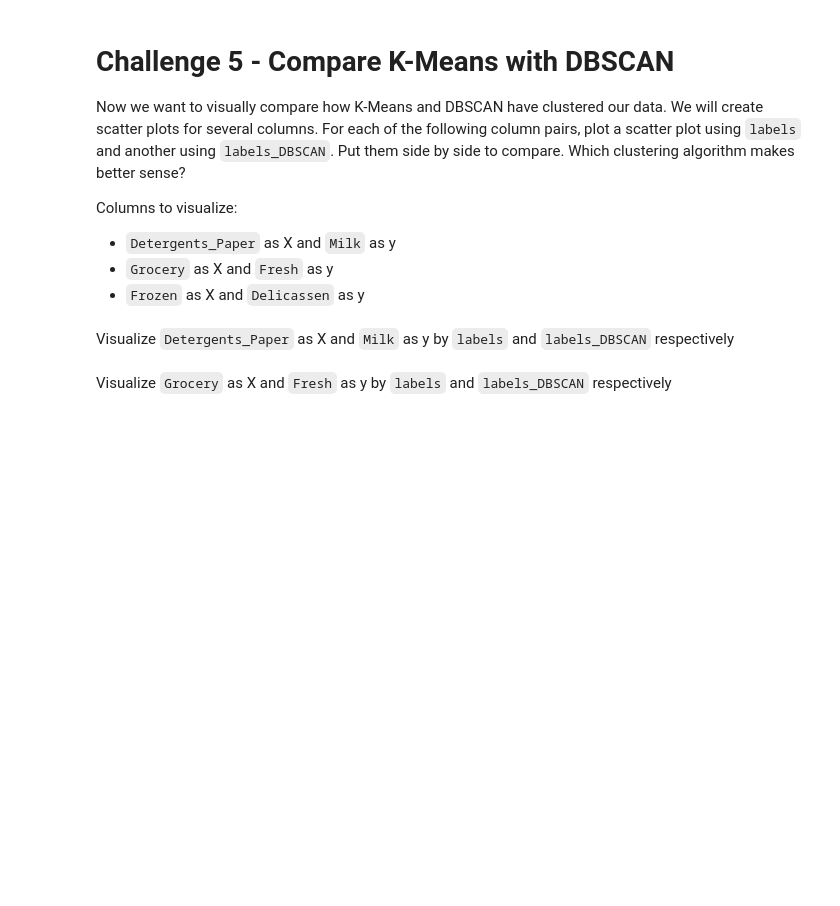
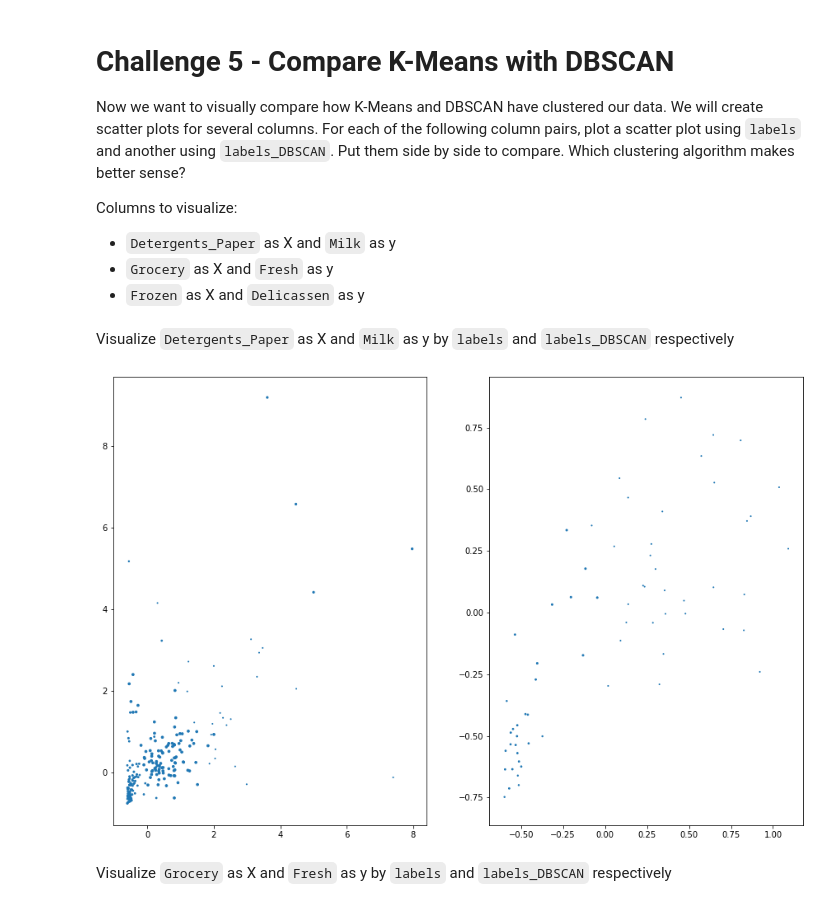
Before and after one commit to AlexMndzF/datamad1019, a Jupyter notebook: module-3/lab-unsupervised-learning/your-code/main.ipynb, the cells around one changed output. Cells and saved outputs as stored; diff of their text form; code cells hidden in the pictures; blank space fills up the shorter version.

```diff
--- a/module-3/lab-unsupervised-learning/your-code/main.ipynb
+++ b/module-3/lab-unsupervised-learning/your-code/main.ipynb
@@ -145,7 +145,11 @@ Diverse value ranges in different features could cause issues in our clustering.
 *After scaling your data, assign the transformed data to a new variable `customers_scale`.*
 # %%
 # Your import here:
-
 from sklearn.preprocessing import StandardScaler
-
 # Your code here:
+data = customers[['Fresh','Milk','Grocery','Frozen','Detergents_Paper','Delicassen']]
+scaler = StandardScaler()
+customers_scaler = pd.DataFrame(scaler.fit_transform(data))
+colls = ['Fresh','Milk','Grocery','Frozen','Detergents_Paper','Delicassen']
+customers_scaler.columns=colls
+customers_scaler.head()
@@ -157,0 +167,7 @@ Now let's cluster the data with K-Means first. Initiate the K-Means model, then
+# %%
+# Your code here:
+from sklearn.cluster import KMeans
+kmean = KMeans()
+kmean.fit(customers_scaler)
+customers_scaler['labels']=kmean.labels_
+customers_scaler.head()
@@ -167,0 +194,7 @@ Now let's cluster the data using DBSCAN. Use `DBSCAN(eps=0.5)` to initiate the m
+# %%
+# Your code here
+from sklearn.cluster import DBSCAN
+dbscan = DBSCAN()
+dbscan.fit(customers_scaler)
+customers_scaler['labels_DBSCAN']=dbscan.labels_
+customers_scaler.head()
@@ -186,3 +233,20 @@ Visualize `Detergents_Paper` as X and `Milk` as y by `labels` and `labels_DBSCAN
+# %%
+# Your code here:
+x = customers_scaler.Detergents_Paper
+y = customers_scaler.Milk
+
+plt.figure(figsize=(15,10))
+plt.subplot(1,2,1)
+color = customers_scaler.labels
+plt.scatter(x,y,color)
+
+color2 = customers_scaler.labels_DBSCAN
+plt.subplot(1,2,2)
+plt.scatter(x,y,color2)
+
+plt.show()
+# %% [output]
+[figure, added]
 # %% [markdown]
 Visualize `Grocery` as X and `Fresh` as y by `labels` and `labels_DBSCAN` respectively
 # %%
```
Also changed, not shown: parts of 8 cells of this notebook.
